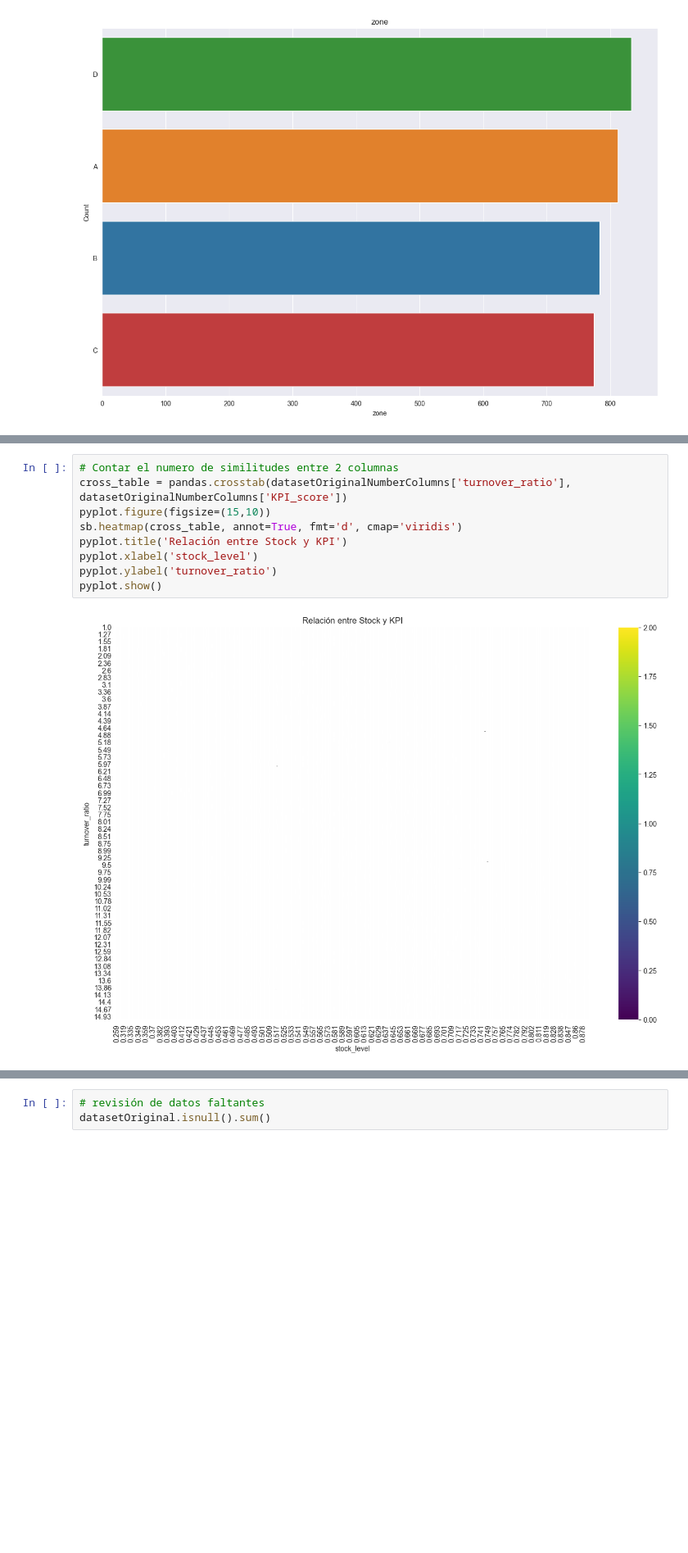
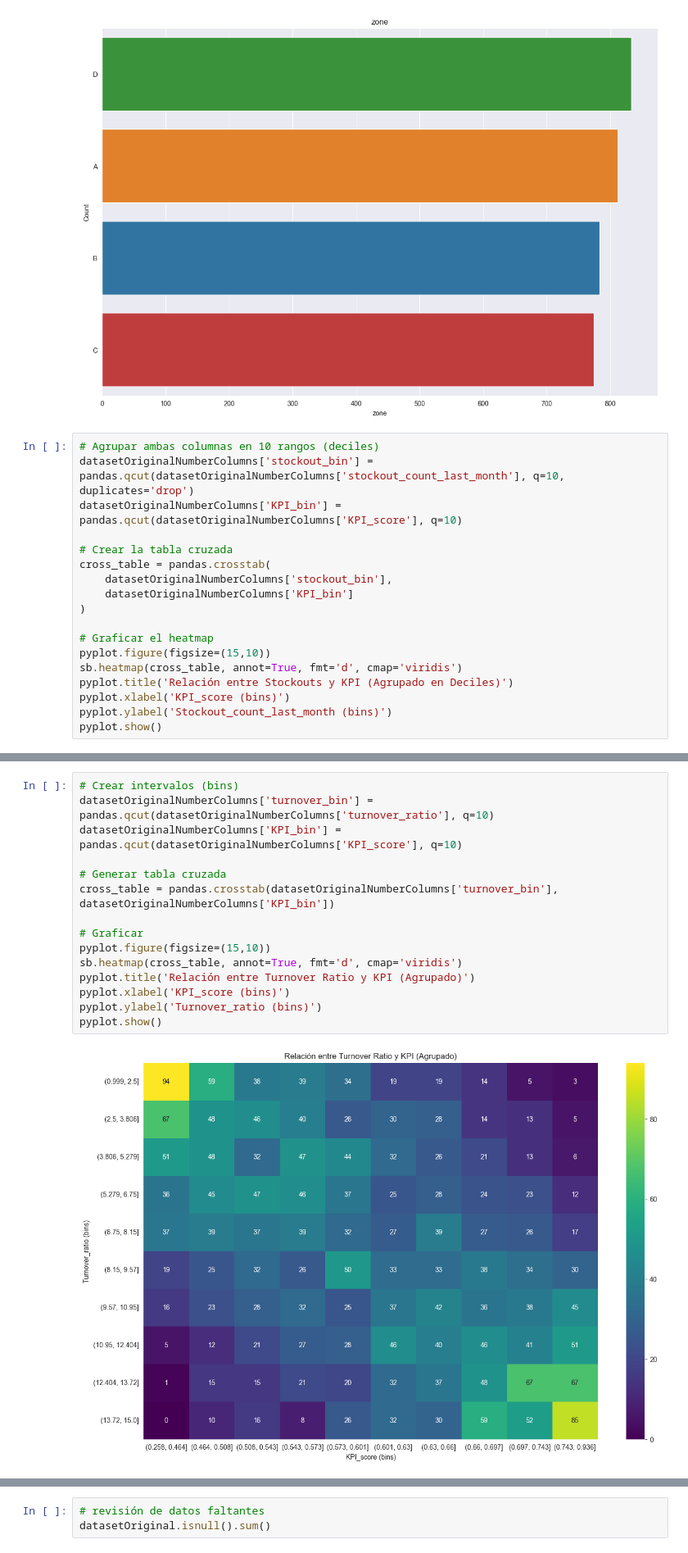
Before and after one commit to Fritz1304/Modelos_Analiticos, a Jupyter notebook: notebook.ipynb, the cells around one changed output, grey strips where cells are left out. Shown at 82% size. Drawn from its saved outputs; the diff is of its cells as text; blank space fills up the shorter version.

```diff
--- a/notebook.ipynb
+++ b/notebook.ipynb
@@ -177,3 +177,21 @@ pyplot.ylabel('Count')
 pyplot.show()
 # %% [output]
 [figure]
+# %%
+# Agrupar ambas columnas en 10 rangos (deciles)
+datasetOriginalNumberColumns['stockout_bin'] = pandas.qcut(datasetOriginalNumberColumns['stockout_count_last_month'], q=10, duplicates='drop')
+datasetOriginalNumberColumns['KPI_bin'] = pandas.qcut(datasetOriginalNumberColumns['KPI_score'], q=10)
+
+# Crear la tabla cruzada
+cross_table = pandas.crosstab(
+    datasetOriginalNumberColumns['stockout_bin'],
+    datasetOriginalNumberColumns['KPI_bin']
+)
+
+# Graficar el heatmap
+pyplot.figure(figsize=(15,10))
+sb.heatmap(cross_table, annot=True, fmt='d', cmap='viridis')
+pyplot.title('Relación entre Stockouts y KPI (Agrupado en Deciles)')
+pyplot.xlabel('KPI_score (bins)')
+pyplot.ylabel('Stockout_count_last_month (bins)')
+pyplot.show()
@@ -180,14 +200,20 @@ pyplot.show()
 # %%
-# Contar el numero de similitudes entre 2 columnas
-cross_table = pandas.crosstab(datasetOriginalNumberColumns['turnover_ratio'], datasetOriginalNumberColumns['KPI_score'])
+# Crear intervalos (bins)
+datasetOriginalNumberColumns['turnover_bin'] = pandas.qcut(datasetOriginalNumberColumns['turnover_ratio'], q=10)
+datasetOriginalNumberColumns['KPI_bin'] = pandas.qcut(datasetOriginalNumberColumns['KPI_score'], q=10)
+
+# Generar tabla cruzada
+cross_table = pandas.crosstab(datasetOriginalNumberColumns['turnover_bin'], datasetOriginalNumberColumns['KPI_bin'])
+
+# Graficar
 pyplot.figure(figsize=(15,10))
 sb.heatmap(cross_table, annot=True, fmt='d', cmap='viridis')
-pyplot.title('Relación entre Stock y KPI')
-pyplot.xlabel('stock_level')
-pyplot.ylabel('turnover_ratio')
+pyplot.title('Relación entre Turnover Ratio y KPI (Agrupado)')
+pyplot.xlabel('KPI_score (bins)')
+pyplot.ylabel('Turnover_ratio (bins)')
 pyplot.show()
 # %% [output]
-[figure, old version]
+[figure, new version]
 # %%
  #Discretizamos ambas columnas
 datasetOriginalNumberColumns['stock_level_bin'] = pandas.qcut(datasetOriginalNumberColumns['stock_level'], q=10)
```
Also changed, not shown: parts of 1 cell of this notebook.
